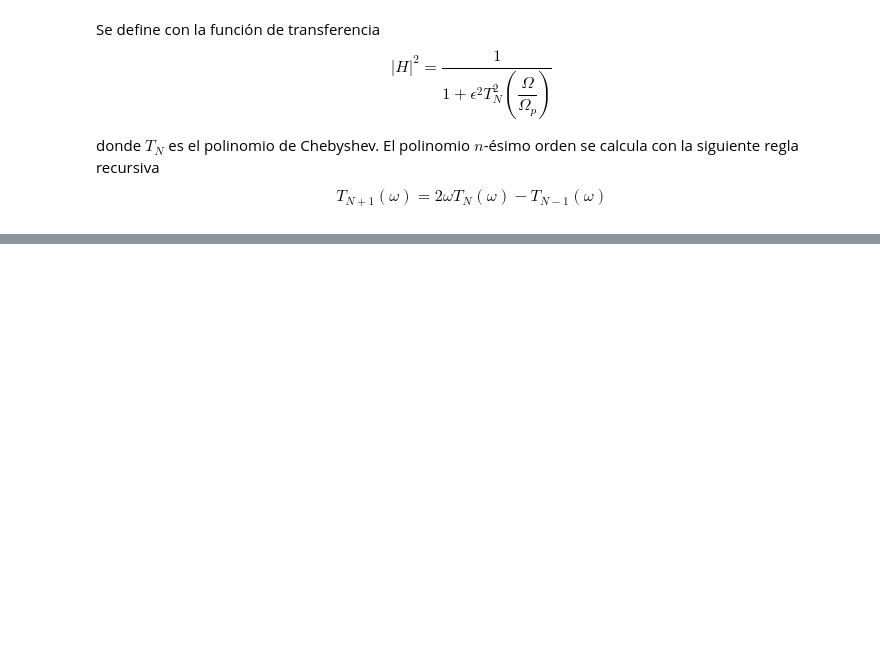
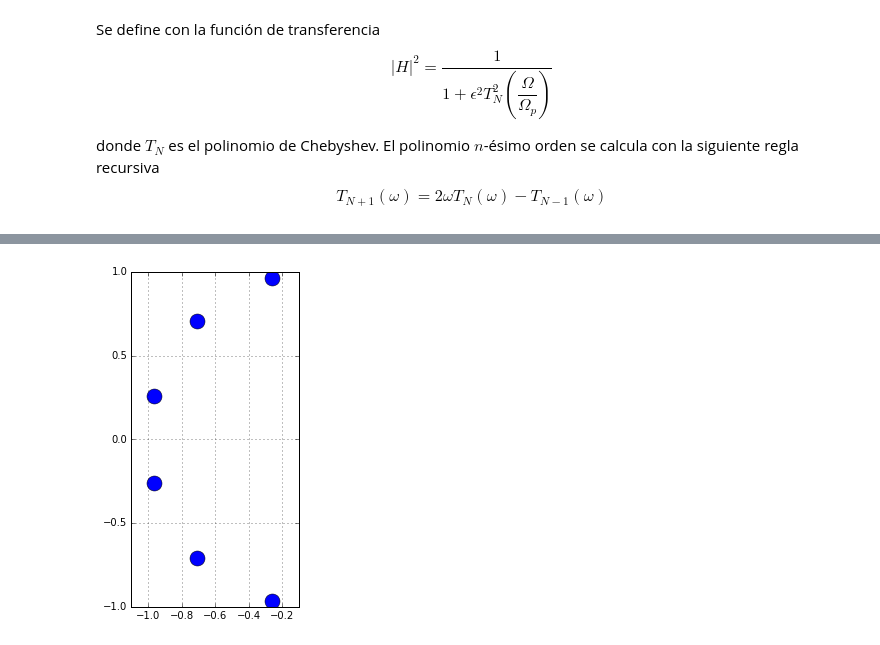
Before and after one commit to Poswer96/filtra_23-i, a Jupyter notebook: src/5. Filtros IIR. Aproximación Chebyshev/1. Concepto de Filtros Chebyshev.ipynb, the cells around one changed output, grey strips where cells are left out. Drawn from its saved outputs; the diff is of its cells as text; code cells hidden in the pictures; blank space fills up the shorter version.

```diff
--- a/src/5. Filtros IIR. Aproximación Chebyshev/1. Concepto de Filtros Chebyshev.ipynb
+++ b/src/5. Filtros IIR. Aproximación Chebyshev/1. Concepto de Filtros Chebyshev.ipynb
@@ -42,0 +82,14 @@ plt.show()
+# %%
+n = 6.
+#k = np.arange(2*n)
+k = np.arange(1,n+1)
+
+p = np.pi*(2*k + n - 1 )/(2*n)
+
+plt.figure(figsize=(3,6))
+plt.plot( np.cos(p),np.sin(p),'o',markersize=15 )
+plt.grid(True)
+plt.axes().set_aspect('equal', 'datalim')
+plt.show()
+# %% [output]
+[figure, added]
```
Also changed, not shown: parts of 6 cells of this notebook, 1 other file.
